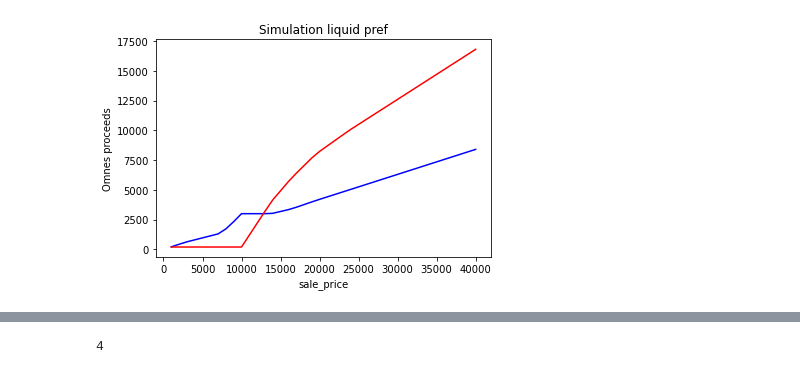
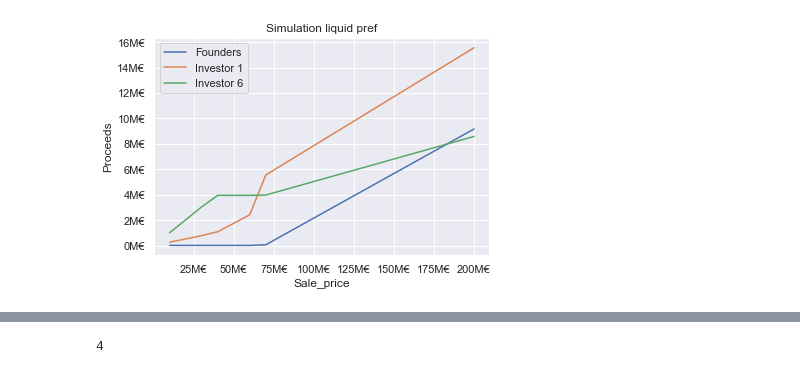
Before and after one commit to HighlightReel/projet_liquid, a Jupyter notebook: liquid_pref_options.ipynb, the cells around one changed output, grey strips where cells are left out. Saved outputs shown, nothing was run; the diff lists cells and outputs as text; code cells hidden in the pictures.

```diff
--- a/liquid_pref_options.ipynb
+++ b/liquid_pref_options.ipynb
@@ -221,27 +221,44 @@ liquid_pref_styled
 # %%
 #export to excel
 liquid_pref.to_excel("Liquid_pref.xlsx")
-# %%
-lst = []
-lst2 = []
-floor = 1000
-ceiling = 40000
-step = 1000
-
-for i in range (floor, ceiling+step, step):
-    a,b = liquid_pref_function(i)
-    lst.append(a["Total proceeds"]["Omnes Capital"])
-    lst2.append(a["Total proceeds"]["Founders"])
-# %%
-x=range (floor, ceiling+step, step)
-y=lst
-y2=lst2
-
-plt.plot(x,y,linestyle='solid',color='blue')
-plt.plot(x,y2,linestyle='solid',color='red')
-plt.title("Simulation liquid pref")
-plt.xlabel("sale_price")
-plt.ylabel("Omnes proceeds")
-plt.show()
-# %% [output]
-[figure, removed]
+# %%
+import seaborn as sns
+from matplotlib.ticker import FuncFormatter
+sns.set_theme()
+
+def millions(x, pos):
+    'The two args are the value and tick position'
+    return '%1.0fM€' % (x * 1e-6)
+
+formatter = FuncFormatter(millions)
+fig, ax = plt.subplots()
+ax.xaxis.set_major_formatter(formatter)
+ax.yaxis.set_major_formatter(formatter)
+
+
+investors_chosen = ["Founders", "Investor 1", "Investor 6"]
+floor = 10000000
+ceiling = 200000000
+step = 10000000
+
+graphe = []
+
+for sale_price in range (floor, ceiling+step, step):
+    liquid_pref, liquid_pref_styled = liquid_pref_function(cap_table, series, investors, options_holders, options_class, first_step, carve_out_rate, multiples_pref, participating, shares_prices, sale_price)
+    proceeds = []
+    for investor in investors_chosen:
+        proceeds.append(liquid_pref["Total proceeds"][investor])
+    graphe.append(proceeds)
+
+x= range(floor, ceiling+step, step)
+
+for i in range (len(investors_chosen)):
+    plt.plot(x, [item[i] for item in graphe], label=investors_chosen[i])
+
+plt.legend(loc="upper left")
+plt.title("Simulation liquid pref")
+plt.xlabel("Sale_price")
+plt.ylabel("Proceeds")
+plt.show()
+# %% [output]
+[figure, added]
```
Also changed, not shown: parts of 5 cells of this notebook, 8 other files.
